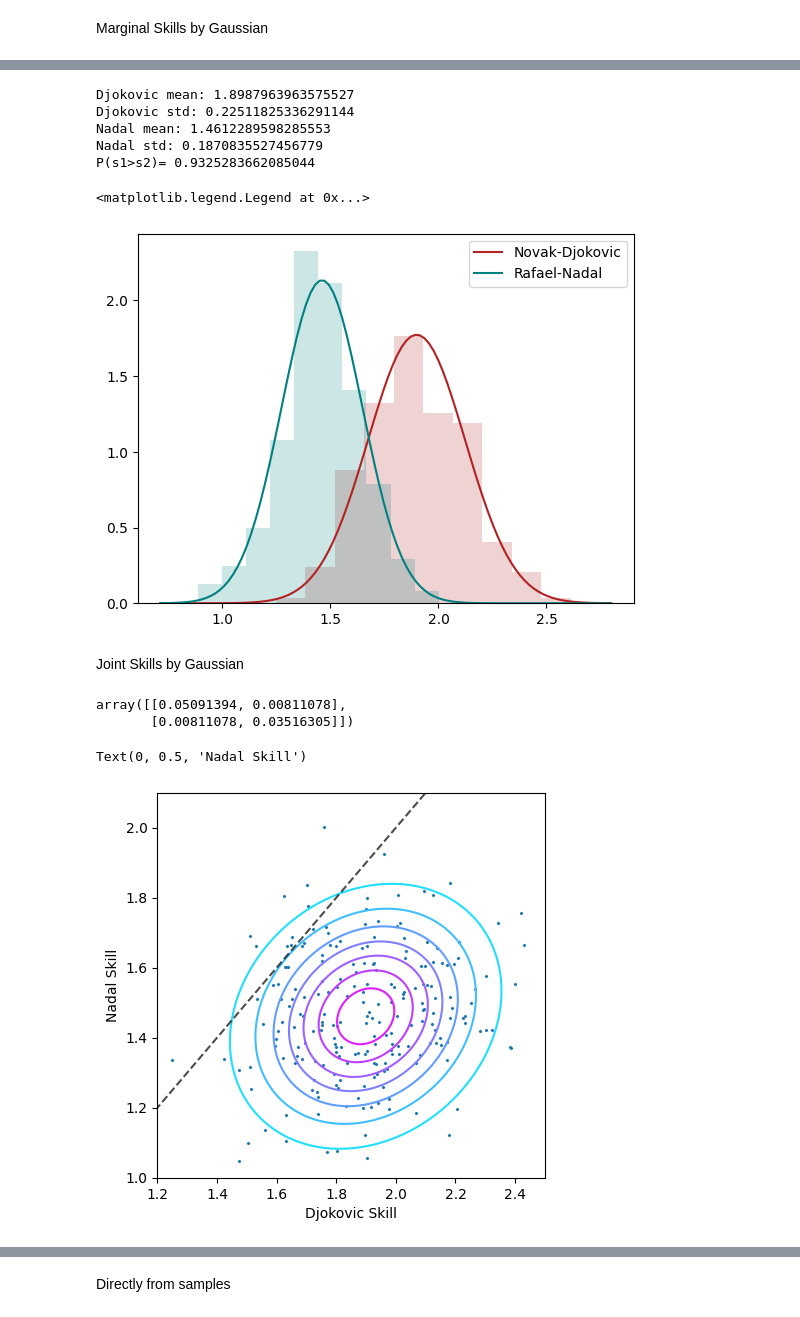
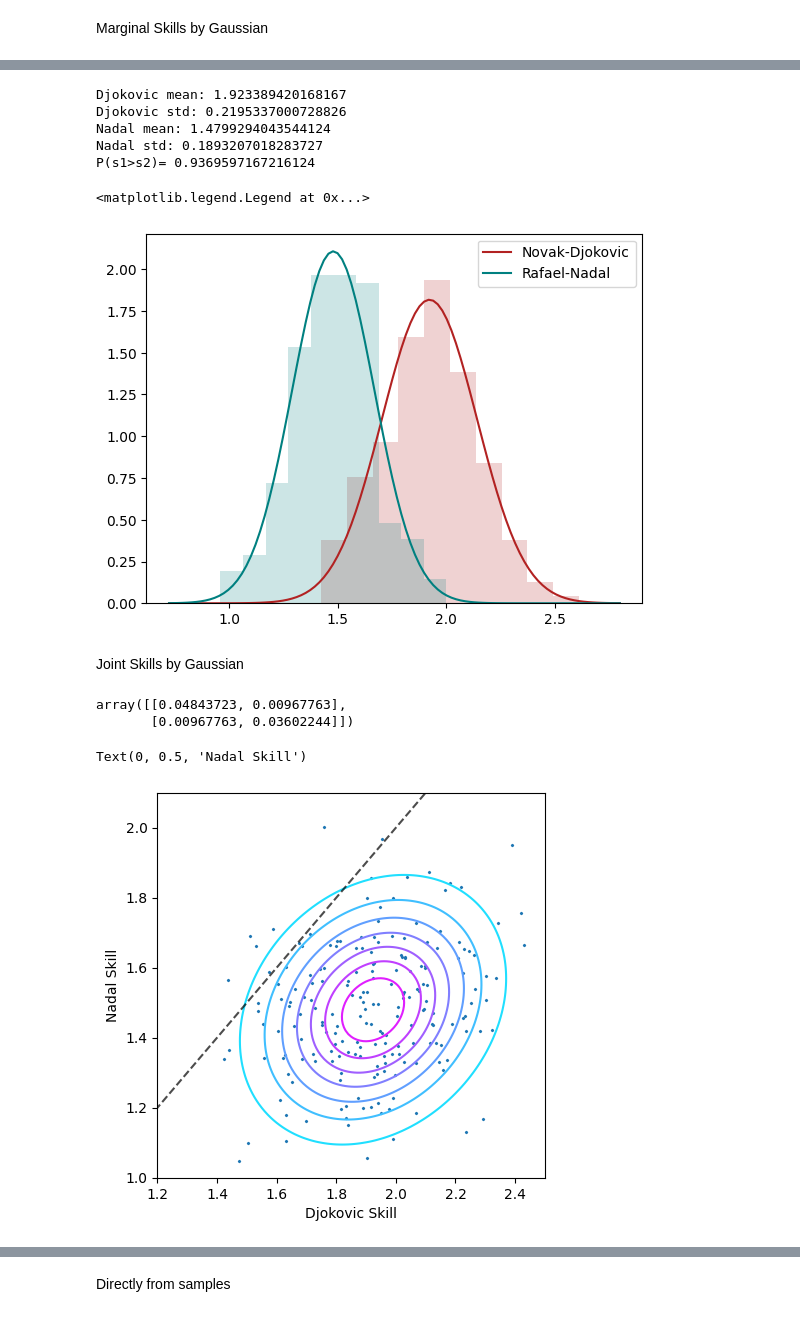
Before and after one commit to JeevanBhoot/probabilistic-ml, a Jupyter notebook: 2/coursework2.ipynb, the cells around one changed output, grey strips where cells are left out. Cells and saved outputs as stored; diff of their text form; code cells hidden in the pictures.

```diff
--- a/2/coursework2.ipynb
+++ b/2/coursework2.ipynb
@@ -359,52 +379,49 @@ Marginal Skills by Gaussian
 # %%
-burn_in=20
-thinning=10
-idxs = range(burn_in, num_iters, thinning)
 means = np.zeros(2)
 stds = np.zeros(2)
 data = []
 
 for i in range(2):
-    data.append(skill_samples[top_four[i]][idxs])
-    means[i]=np.mean(skill_samples[top_four[i]][idxs])
-    stds[i]=np.std(skill_samples[top_four[i]][idxs])
+    data.append(thinned_samples[top_four[i]])
+    means[i]=np.mean(thinned_samples[top_four[i]])
+    stds[i]=np.std(thinned_samples[top_four[i]])
 
 data = np.array(data)
 
 print('Djokovic mean:', means[0])
 print('Djokovic std:', stds[0])
 print('Nadal mean:', means[1])
 print('Nadal std:', stds[1])
 
 mean = means[0]-means[1]
 var = stds[0]**2 + stds[1]**2
 skillprob = 1 - norm.cdf((0-mean)/(var**0.5))
 print('P(s1>s2)=', skillprob)
 
 x=np.linspace(means[1]-4*stds[1],means[0]+4*stds[0],100)
 y1=norm.pdf(x,means[0],stds[0])
 y2=norm.pdf(x,means[1],stds[1])
-plt.hist(skill_samples[top_four[0]][idxs], density=True, color='firebrick', alpha=0.2)
+plt.hist(thinned_samples[top_four[0]], density=True, color='firebrick', alpha=0.2)
 plt.plot(x,y1, label=W[top_four[0]][0], color='firebrick')
-plt.hist(skill_samples[top_four[1]][idxs], density=True, color='teal', alpha=0.2)
+plt.hist(thinned_samples[top_four[1]], density=True, color='teal', alpha=0.2)
 plt.plot(x,y2, label=W[top_four[1]][0], color='teal')
 plt.legend()
 # %% [output]
-Djokovic mean: 1.8987963963575527
-Djokovic std: 0.22511825336291144
-Nadal mean: 1.4612289598285553
-Nadal std: 0.1870835527456779
-P(s1>s2)= 0.9325283662085044
+Djokovic mean: 1.923389420168167
+Djokovic std: 0.2195337000728826
+Nadal mean: 1.4799294043544124
+Nadal std: 0.1893207018283727
+P(s1>s2)= 0.9369597167216124
 <matplotlib.legend.Legend at 0x...>
-[figure, old version]
+[figure, new version]
 # %% [markdown]
 Joint Skills by Gaussian
 # %%
 cov = np.cov(data[0], data[1])
 cov
 # %% [output]
-array([[0.05091394, 0.00811078],
-       [0.00811078, 0.03516305]])
+array([[0.04843723, 0.00967763],
+       [0.00967763, 0.03602244]])
 # %%
 lower = 1
 upper = 2.5
@@ -423,5 +440,5 @@ plt.xlabel("Djokovic Skill")
 plt.ylabel("Nadal Skill")
 # %% [output]
 Text(0, 0.5, 'Nadal Skill')
-[figure, old version]
+[figure, new version]
 # %%
```
Also changed, not shown: parts of 17 cells of this notebook, 3 other files.
